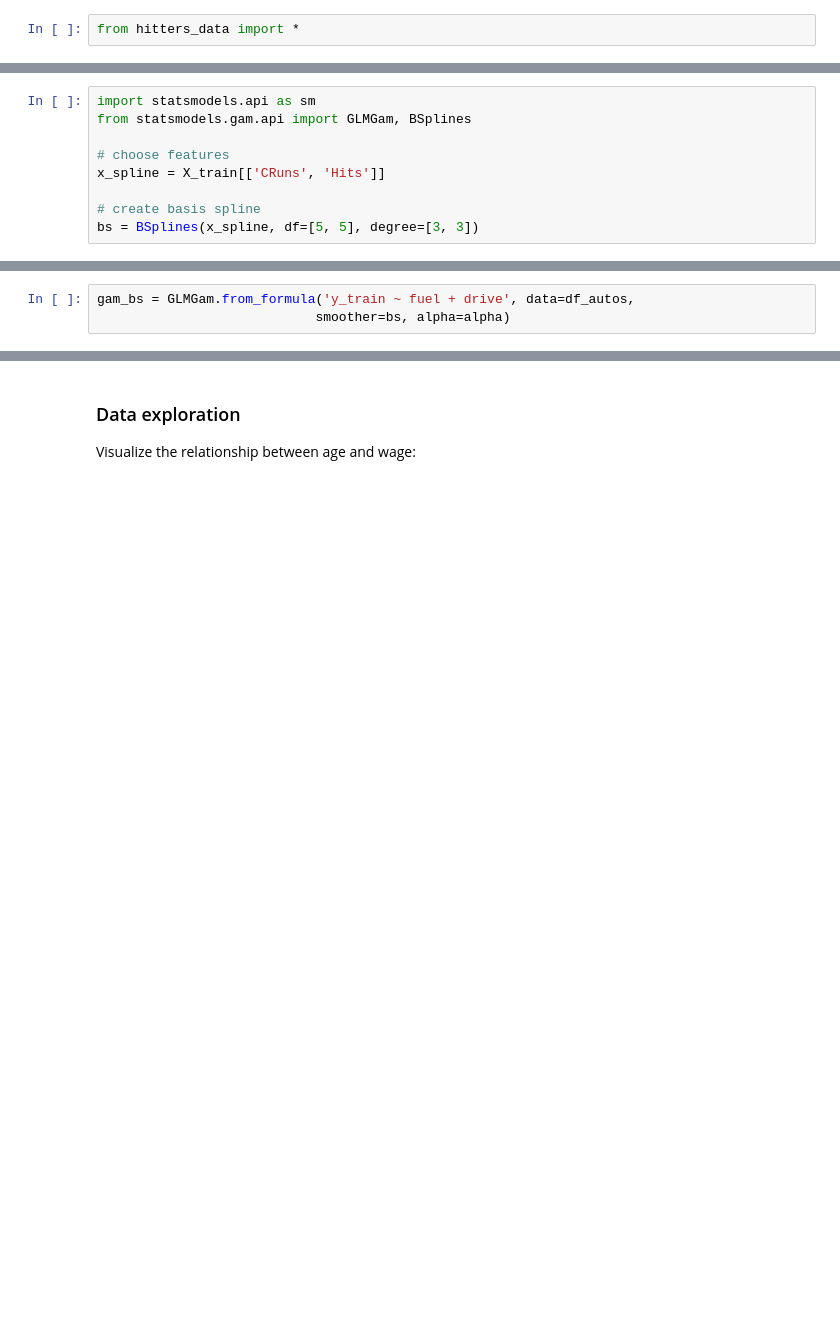
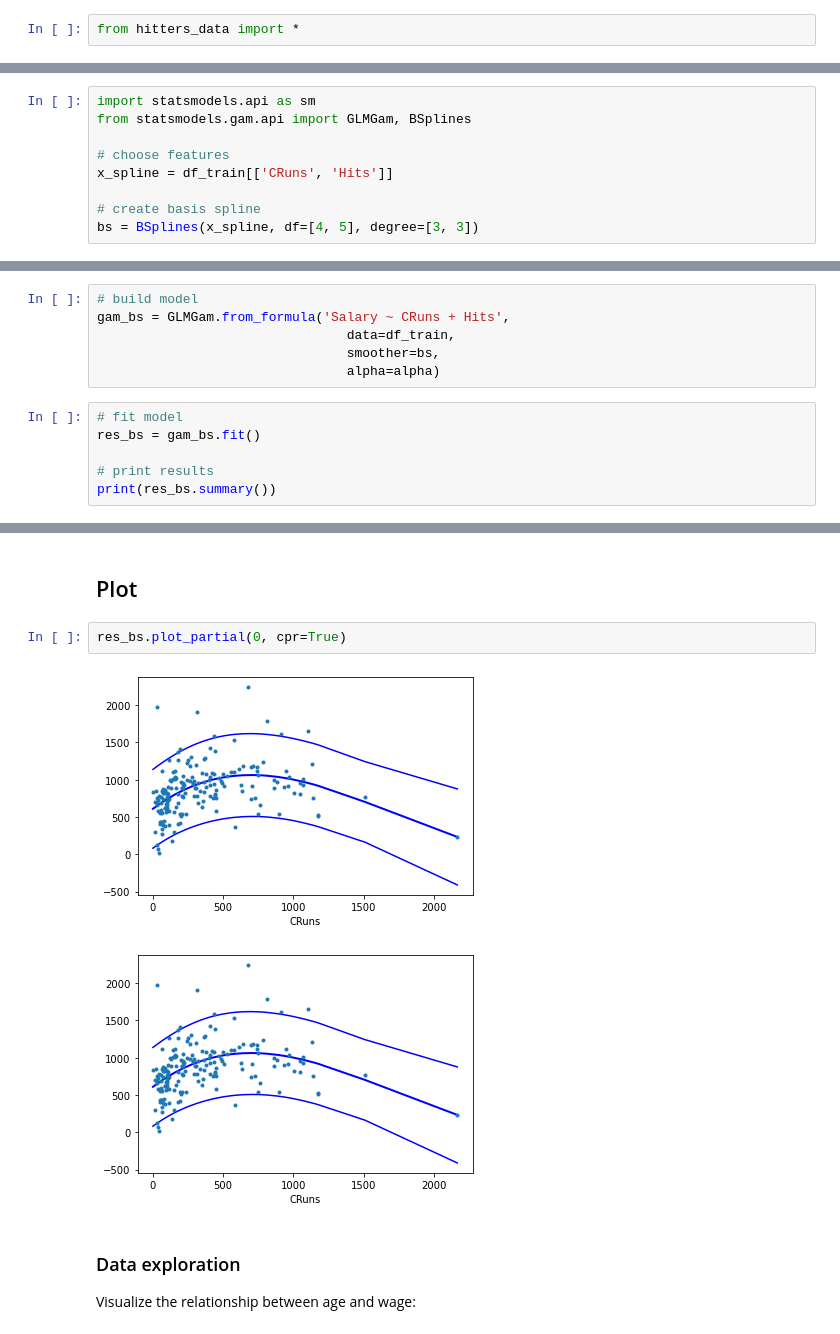
Before and after one commit to kirenz/regression, a Jupyter notebook: docs/gam.ipynb, the cells around one changed output, grey strips where cells are left out. Saved outputs shown, nothing was run; the diff lists cells and outputs as text; blank space fills up the shorter version.

```diff
--- a/docs/gam.ipynb
+++ b/docs/gam.ipynb
@@ -27,7 +43,7 @@ import statsmodels.api as sm
 from statsmodels.gam.api import GLMGam, BSplines
 
 # choose features
-x_spline = X_train[['CRuns', 'Hits']]
+x_spline = df_train[['CRuns', 'Hits']]
 
 # create basis spline
-bs = BSplines(x_spline, df=[5, 5], degree=[3, 3])
+bs = BSplines(x_spline, df=[4, 5], degree=[3, 3])
@@ -38,4 +56,13 @@ import numpy as np
 alpha = np.array([1, 1])
 # %%
-gam_bs = GLMGam.from_formula('y_train ~ fuel + drive', data=df_autos,
-                            smoother=bs, alpha=alpha)
+# build model
+gam_bs = GLMGam.from_formula('Salary ~ CRuns + Hits',
+                                data=df_train,
+                                smoother=bs,
+                                alpha=alpha)
+# %%
+# fit model
+res_bs = gam_bs.fit()
+
+# print results
+print(res_bs.summary())
@@ -42,3 +87,10 @@ gam_bs = GLMGam.from_formula('y_train ~ fuel + drive', data=df_autos,
+# %% [markdown]
+## Plot
+# %%
+res_bs.plot_partial(0, cpr=True)
+# %% [output]
+[figure, added]
+[figure, added]
 # %% [markdown]
 ### Data exploration
 
```
Also changed, not shown: parts of 9 cells of this notebook.
